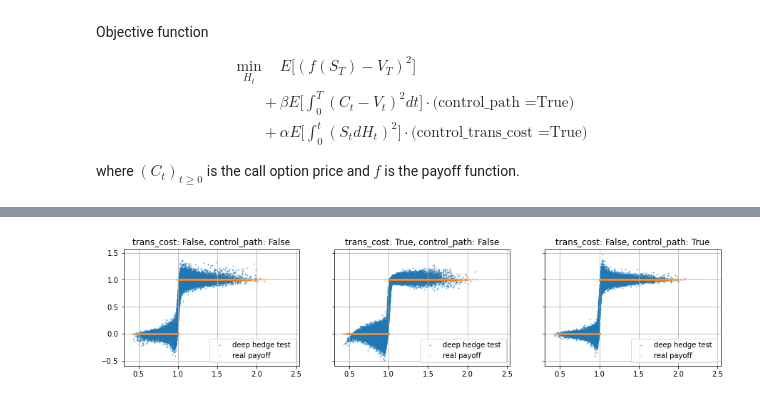
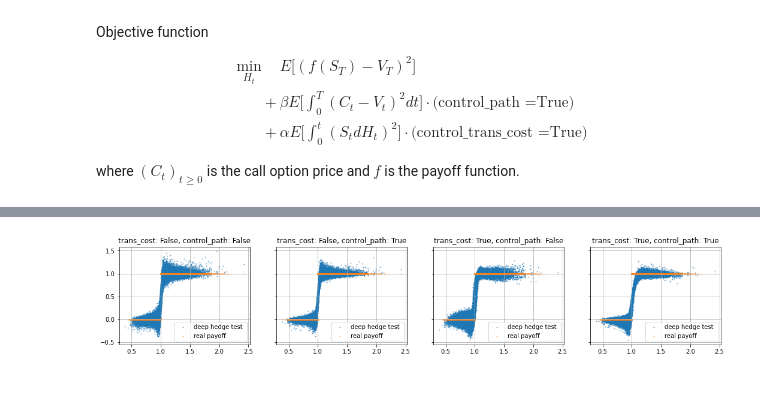
Before and after one commit to Parliamenthill/DeepHedging, a Jupyter notebook: Digital_option.ipynb, the cells around one changed output, grey strips where cells are left out. Cells and saved outputs as stored; diff of their text form; code cells hidden in the pictures.

```diff
--- a/Digital_option.ipynb
+++ b/Digital_option.ipynb
@@ -258,13 +274,13 @@ real premium: 0.4602
 # %%
 # Summary plot
-f,p = plt.subplots(1,3, figsize = [15,3], sharey = True)
-for i in range(3):
+f,p = plt.subplots(1,4, figsize = [18,3], sharey = True)
+for i in range(4):
     model_hedge = MODEL[i]
     p[i].scatter(price_path[model_hedge.split:,-1,0], model_hedge.hedge_output_test[:,0], s = 1, alpha = 0.5, label = 'deep hedge test ')   # deep replicate payoff
     p[i].scatter(price_path[:,-1,0], payoff[:,0], s = 1, alpha = 0.5, label = 'real payoff')        # real payoff
     p[i].title.set_text('trans_cost: ' + str(model_hedge.trans_cost) + ', control_path: ' + str(model_hedge.control_path))
     p[i].legend()
     p[i].grid()
 plt.show()
 # %% [output]
-[figure, old version]
+[figure, new version]
```
Also changed, not shown: parts of 2 cells of this notebook.
